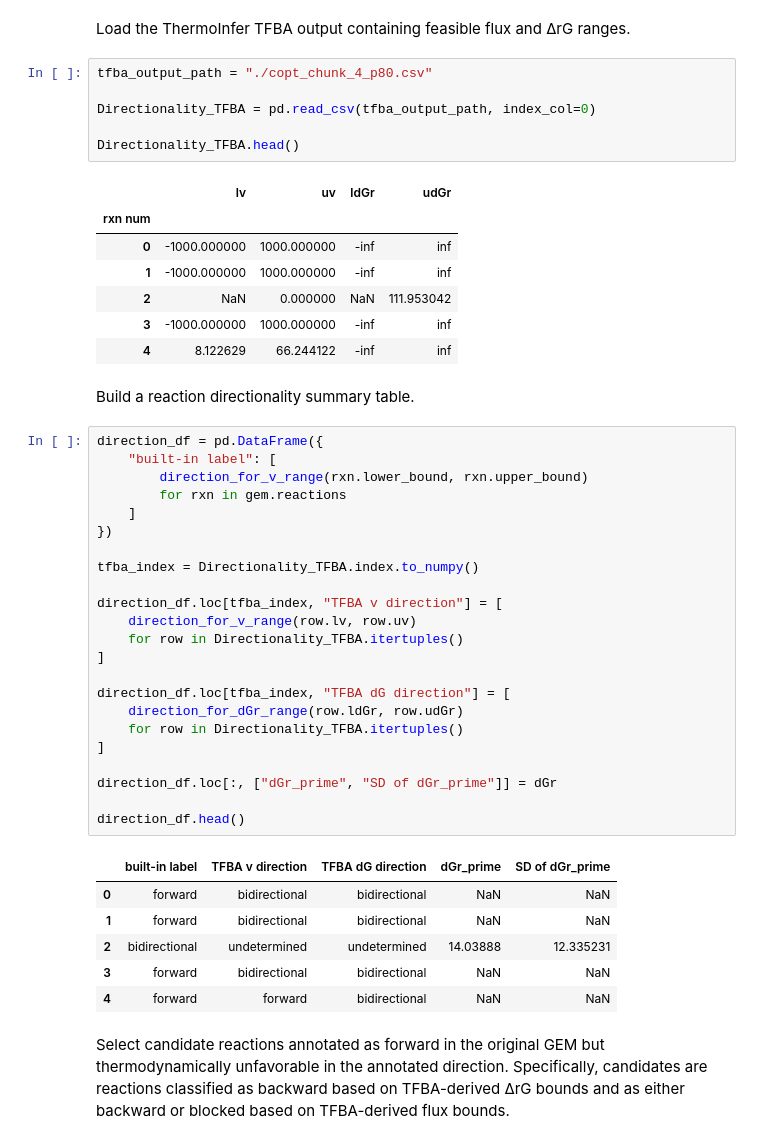
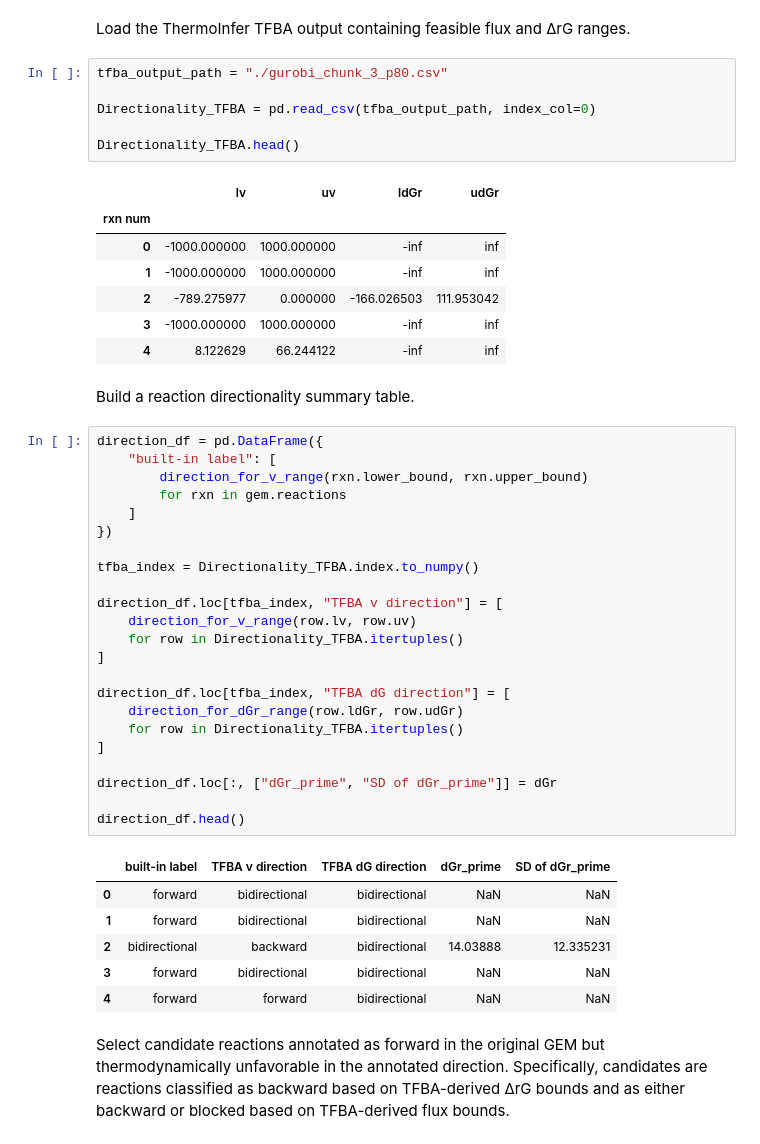
Before and after one commit to Jie-Z-159/ThermoInfer, a Jupyter notebook: example/workflow_yeast.ipynb, the cells around one changed output. Saved outputs shown, nothing was run; the diff lists cells and outputs as text.

```diff
--- a/example/workflow_yeast.ipynb
+++ b/example/workflow_yeast.ipynb
@@ -267,17 +267,17 @@ dGr[~single_compartment_rxn, :] = np.nan
 # %% [markdown]
 Load the ThermoInfer TFBA output containing feasible flux and ΔrG ranges.
 # %%
-tfba_output_path = "./copt_chunk_4_p80.csv"
+tfba_output_path = "./gurobi_chunk_3_p80.csv"
 
 Directionality_TFBA = pd.read_csv(tfba_output_path, index_col=0)
 
 Directionality_TFBA.head()
 # %% [output]
 |  | lv | uv | ldGr | udGr |
 | rxn num |  |  |  |  |
 | 0 | -1000.000000 | 1000.000000 | -inf | inf |
 | 1 | -1000.000000 | 1000.000000 | -inf | inf |
-| 2 | NaN | 0.000000 | NaN | 111.953042 |
+| 2 | -789.275977 | 0.000000 | -166.026503 | 111.953042 |
 | 3 | -1000.000000 | 1000.000000 | -inf | inf |
 | 4 | 8.122629 | 66.244122 | -inf | inf |
 # %% [markdown]
@@ -309,7 +309,7 @@ direction_df.head()
 |  | built-in label | TFBA v direction | TFBA dG direction | dGr_prime | SD of dGr_prime |
 | 0 | forward | bidirectional | bidirectional | NaN | NaN |
 | 1 | forward | bidirectional | bidirectional | NaN | NaN |
-| 2 | bidirectional | undetermined | undetermined | 14.03888 | 12.335231 |
+| 2 | bidirectional | backward | bidirectional | 14.03888 | 12.335231 |
 | 3 | forward | bidirectional | bidirectional | NaN | NaN |
 | 4 | forward | forward | bidirectional | NaN | NaN |
 # %% [markdown]
```
Also changed, not shown: parts of 1 cell of this notebook, 13 other files.
